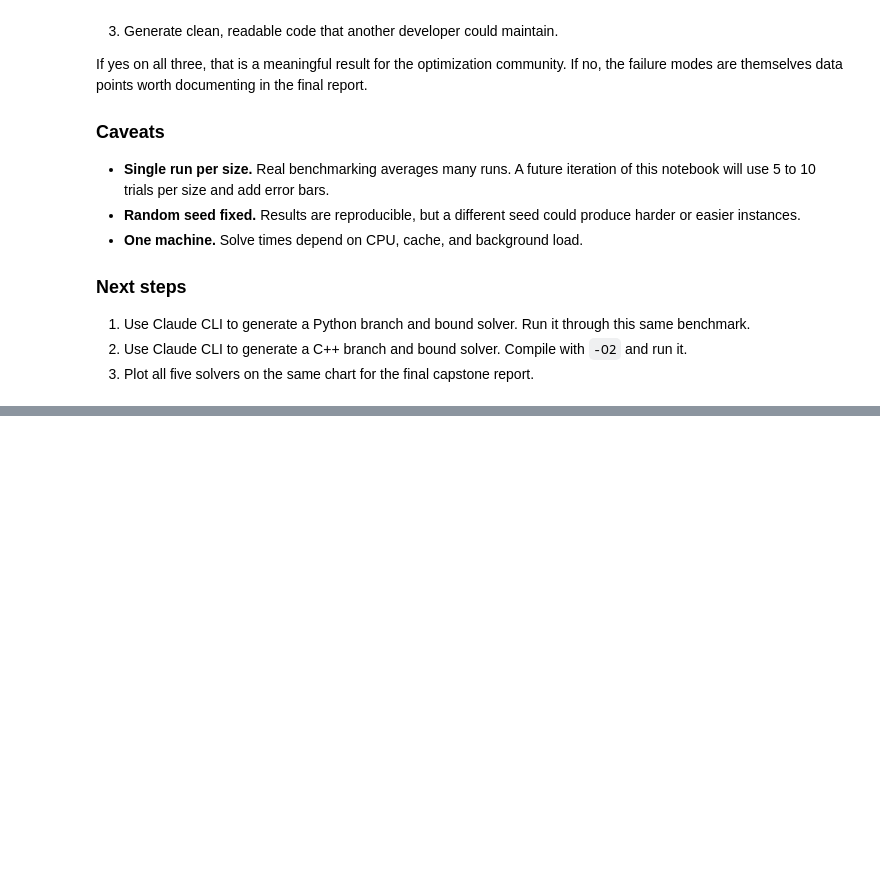
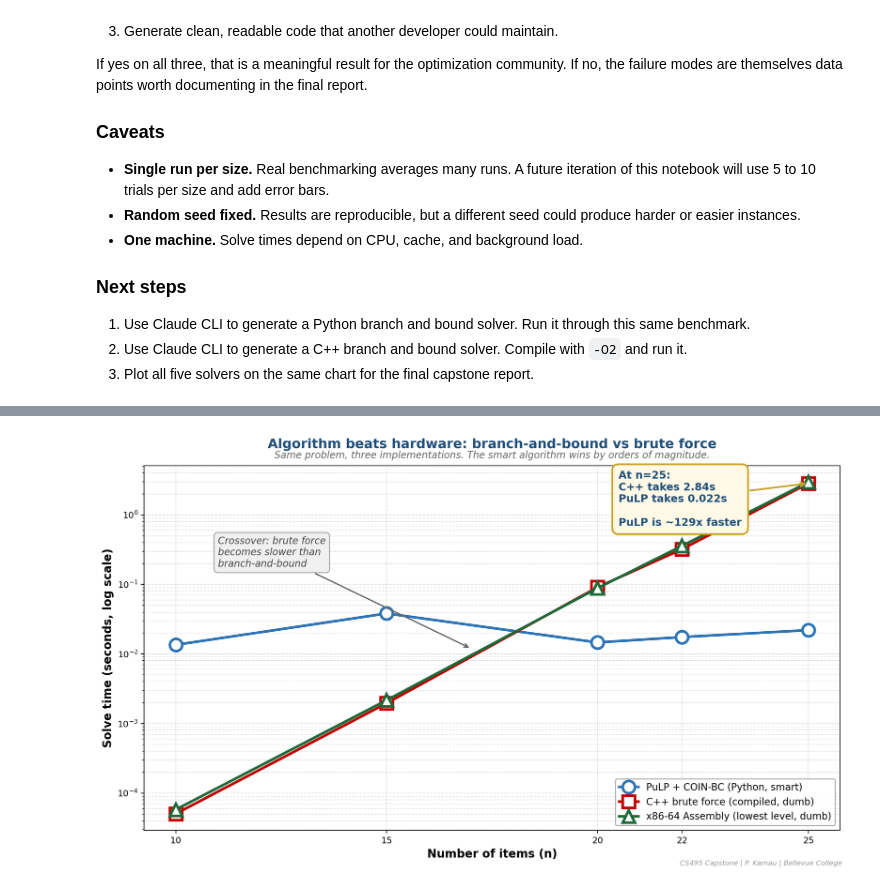
Before and after one commit to PeterKamau24/CS495-Logistics-Optimization-LLM, a Jupyter notebook: notebooks/knapsack_benchmark.ipynb, the cells around one changed output, grey strips where cells are left out. Saved outputs shown, nothing was run; the diff lists cells and outputs as text; code cells hidden in the pictures; blank space fills up the shorter version.

```diff
--- a/notebooks/knapsack_benchmark.ipynb
+++ b/notebooks/knapsack_benchmark.ipynb
@@ -250,0 +273,5 @@ If yes on all three, that is a meaningful result for the optimization community.
+# %%
+from IPython.display import Image, display
+display(Image("../results/figures/benchmark_presentation.png"))
+# %% [output]
+[figure, added]
```
Also changed, not shown: parts of 5 cells of this notebook.
